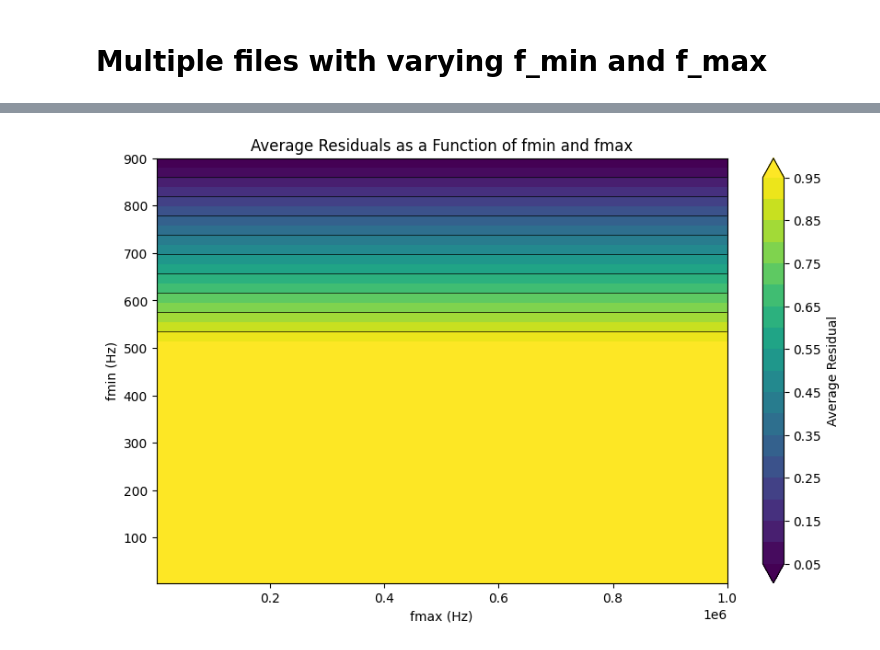
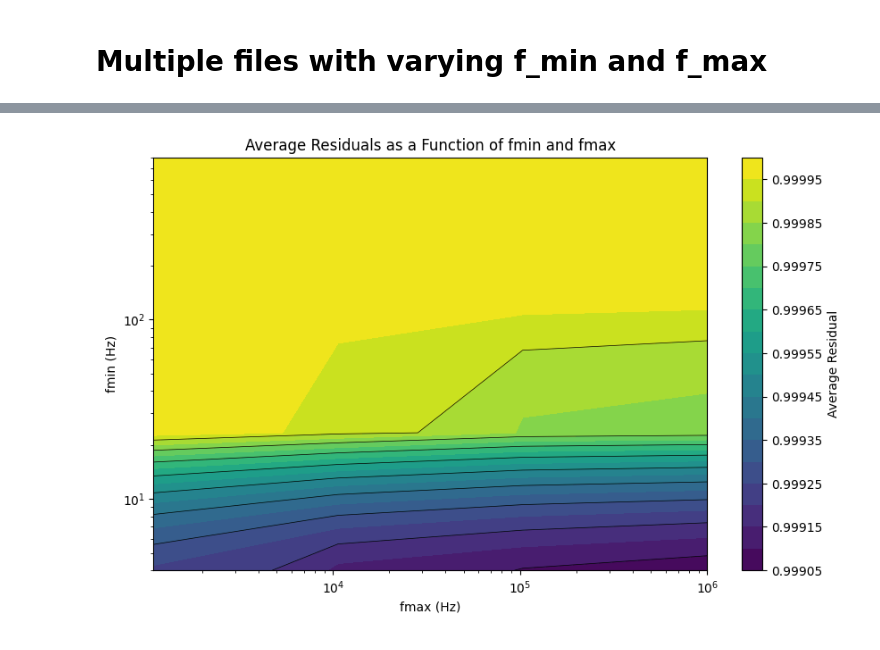
Before and after one commit to raulgarciadiez/EIS_HIROF, a Jupyter notebook: test_classes_EIS.ipynb, the cells around one changed output, grey strips where cells are left out. Drawn from its saved outputs; the diff is of its cells as text; code cells hidden in the pictures.

Commit message:
fmin fmax parameter space

```diff
--- a/test_classes_EIS.ipynb
+++ b/test_classes_EIS.ipynb
@@ -391,11 +391,12 @@ bounds = (
 rrcrccpe_model = RRCRCCPEModel(initial_guess, bounds)
 param_names = rrcrccpe_model.param_names
 
-fmin_values = np.logspace(np.log10(4), np.log10(9e2), num=10)  # fmin from 4 to 1000 with a step of 4
-fmax_values = np.logspace(np.log10(1000), np.log10(1e6), num=10)  # fmax from 1000 to 1e6 on a log scale
+fmin_values = np.logspace(np.log10(4), np.log10(8e2), num=4)  # fmin from 4 to 1000 with a step of 4
+fmax_values = np.logspace(np.log10(1100), np.log10(1e6), num=4)  # fmax from 1000 to 1e6 on a log scale
 
 # Prepare a 2D grid for average residuals
 avg_residuals = np.zeros((len(fmin_values), len(fmax_values)))
+min_residuals = np.zeros((len(fmin_values), len(fmax_values)))
 
 # Loop through fmin and fmax to calculate average residuals
 for i, fmin in enumerate(fmin_values):
@@ -414,4 +415,5 @@ for i, fmin in enumerate(fmin_values):
 
         if residuals:
             avg_residuals[i, j] = np.mean(residuals)
+            min_residuals[i, j] = np.min(residuals)
 # %% [output]
@@ -469,20 +454,22 @@ array([[0.99921809, 0.9992928 , 0.99917585, 0.99914372, 0.99918181,
 # %%
 import numpy as np
 import matplotlib.pyplot as plt
 from matplotlib import cm
 from matplotlib.colors import Normalize
 
 plt.figure(figsize=(10, 6))
 X, Y = np.meshgrid(fmax_values, fmin_values)  # Create a meshgrid for fmin and fmax
-contour = plt.contourf(X, Y, avg_residuals, levels=20, cmap='viridis', extend='both')
+contour = plt.contourf(X, Y, avg_residuals, levels=20, cmap='viridis')#, extend='both')
+
 plt.colorbar(contour, label='Average Residual')
 plt.xlabel('fmax (Hz)')
 plt.ylabel('fmin (Hz)')
 plt.title('Average Residuals as a Function of fmin and fmax')
 
 # Optional: Overlay contour lines
 plt.contour(X, Y, avg_residuals, levels=10, colors='black', linewidths=0.5)
-
+plt.xscale('log')
+plt.yscale('log')
 plt.show()
 # %% [output]
-[figure, old version]
+[figure, new version]
```
Also changed, not shown: parts of 3 cells of this notebook, 1 other file.
